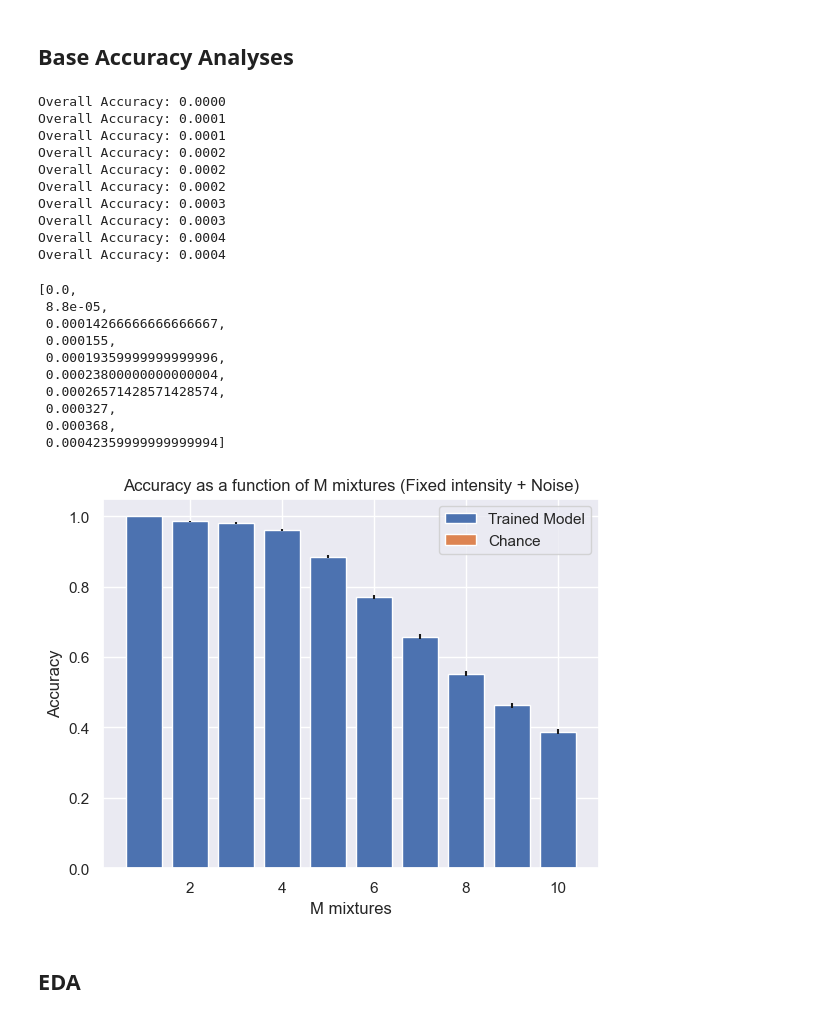
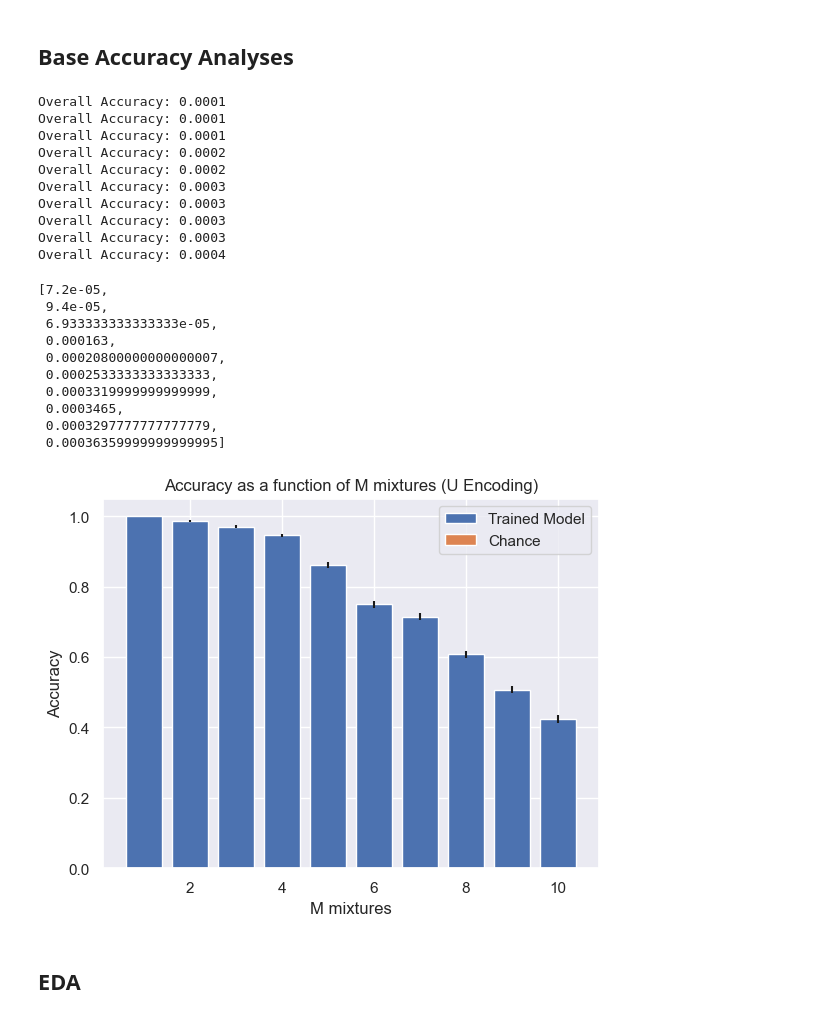
Before and after one commit to jhsieh731/odorWorld, a Jupyter notebook: pipeline/plots.ipynb, the cells around one changed output. Drawn from its saved outputs; the diff is of its cells as text; code cells hidden in the pictures.

```diff
--- a/pipeline/plots.ipynb
+++ b/pipeline/plots.ipynb
@@ -364,47 +367,45 @@ def test(m):
 # %%
 base_accuracies = []
 
-for i in range(10):
-    acc = test(i+1)
+for m in M_values:
+    acc = test(m)
     base_accuracies.append(acc)
 
 base_accuracies
 # %% [output]
-Overall Accuracy: 0.0000
+Overall Accuracy: 0.0001
 Overall Accuracy: 0.0001
 Overall Accuracy: 0.0001
 Overall Accuracy: 0.0002
 Overall Accuracy: 0.0002
-Overall Accuracy: 0.0002
+Overall Accuracy: 0.0003
+Overall Accuracy: 0.0003
 Overall Accuracy: 0.0003
 Overall Accuracy: 0.0003
 Overall Accuracy: 0.0004
-Overall Accuracy: 0.0004
-[0.0,
- 8.8e-05,
- 0.00014266666666666667,
- 0.000155,
- 0.00019359999999999996,
- 0.00023800000000000004,
- 0.00026571428571428574,
- 0.000327,
- 0.000368,
- 0.00042359999999999994]
+[7.2e-05,
+ 9.4e-05,
+ 6.933333333333333e-05,
+ 0.000163,
+ 0.00020800000000000007,
+ 0.0002533333333333333,
+ 0.0003319999999999999,
+ 0.0003465,
+ 0.0003297777777777779,
+ 0.00036359999999999995]
 # %%
-# overlay base accuracies on bar plot from before
-# add sd bars as sqrt(p(1-p)/n) to accuracies for error bars on a bar plot
 accuracies = np.array(accuracies)
-std_devs = np.sqrt(accuracies*(1-accuracies)/5000)
+std_devs = np.sqrt(accuracies*(1-accuracies)/2000)
 plt.bar(M_values, accuracies, yerr=std_devs, label='Trained Model')
 plt.bar([i+1 for i in range(10)], base_accuracies, label='Chance')
 plt.xlabel('M mixtures')
 plt.ylabel('Accuracy')
-plt.title('Accuracy as a function of M mixtures (Fixed intensity + Noise)')
+plt.title(f'Accuracy as a function of M mixtures ({DSET_TYPE} Encoding)')
 plt.legend()
 plt.savefig(f'../figures/{DSET_TYPE}_M_accuracies_with_chance')
 plt.show()
 # %% [output]
-[figure, old version]
+[figure, new version]
 # %% [markdown]
 ## EDA
 # %%
```
Also changed, not shown: parts of 14 cells of this notebook, 33 other files.
